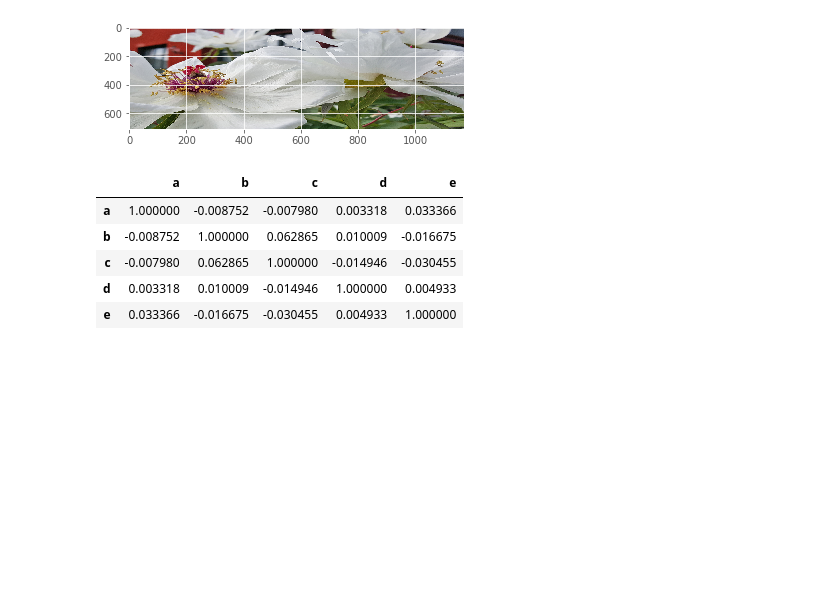
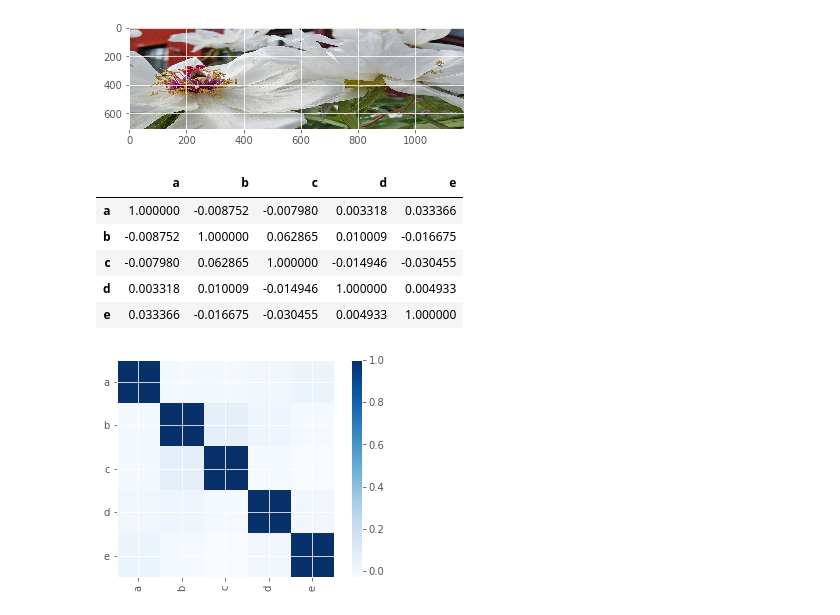
Before and after one commit to tsaomao/edX--MSDS-Curriculum--DAT210x, a Jupyter notebook: Module3/Module3 - Lectures.ipynb, the cells around one changed output. Drawn from its saved outputs; the diff is of its cells as text; code cells hidden in the pictures; blank space fills up the shorter version.

```diff
--- a/Module3/Module3 - Lectures.ipynb
+++ b/Module3/Module3 - Lectures.ipynb
@@ -407,8 +407,13 @@ df.corr()
 # %%
 # Visualize with imshow
 import matplotlib.pyplot as plt
 
 plt.imshow(df.corr(), cmap=plt.cm.Blues, interpolation='nearest')
 plt.colorbar()
 tick_marks = [i for i in range(len(df.columns))]
-plt.xticks(tick_marks, df.columns, )
+plt.xticks(tick_marks, df.columns, rotation='vertical')
+plt.yticks(tick_marks, df.columns)
+
+plt.show()
+# %% [output]
+[figure, added]
```
